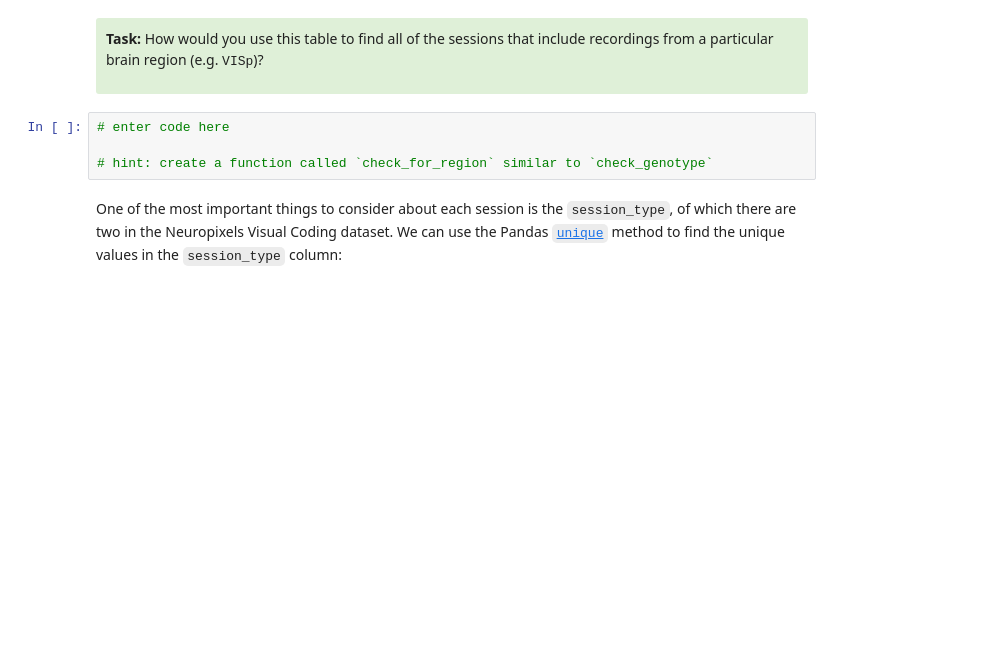
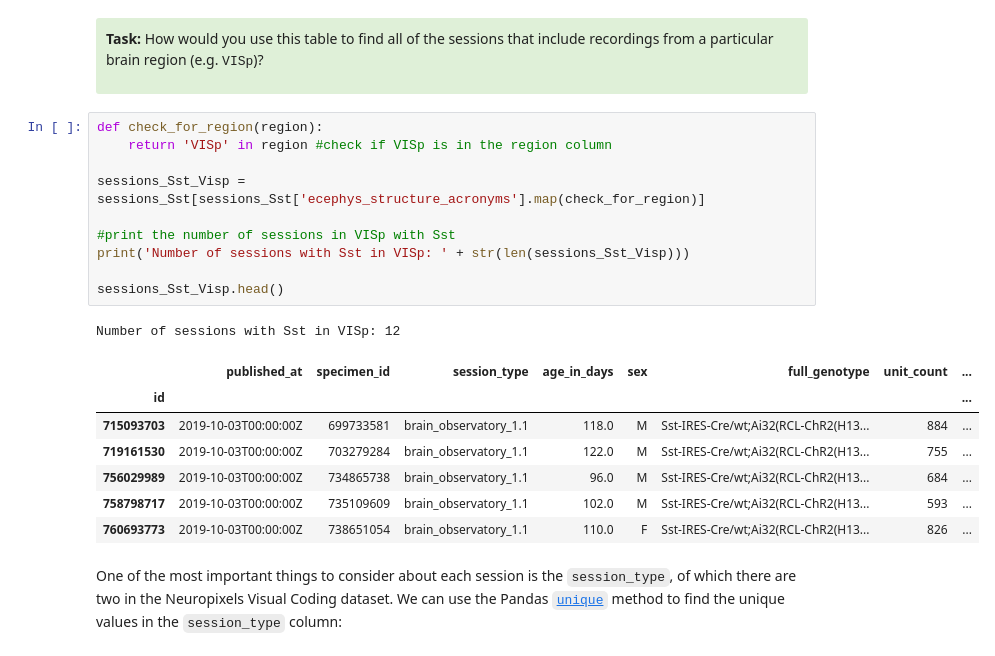
Before and after one commit to ecresp1el/swb_2023_ec_problemsworkshop, a Jupyter notebook: code/Day 2 - Tutorial 1.ipynb, the cells around one changed output. Drawn from its saved outputs; the diff is of its cells as text; blank space fills up the shorter version.

```diff
--- a/code/Day 2 - Tutorial 1.ipynb
+++ b/code/Day 2 - Tutorial 1.ipynb
@@ -151,10 +161,25 @@ Number of sessions with Sst: 12
 
 <b>Task:</b> How would you use this table to find all of the sessions that include recordings from a particular brain region (e.g. <tt>VISp</tt>)?
 </div>
-# %%
-# enter code here
-
-# hint: create a function called `check_for_region` similar to `check_genotype`
+# %%
+def check_for_region(region):
+    return 'VISp' in region #check if VISp is in the region column
+
+sessions_Sst_Visp = sessions_Sst[sessions_Sst['ecephys_structure_acronyms'].map(check_for_region)]
+
+#print the number of sessions in VISp with Sst
+print('Number of sessions with Sst in VISp: ' + str(len(sessions_Sst_Visp)))
+
+sessions_Sst_Visp.head()
+# %% [output]
+Number of sessions with Sst in VISp: 12
+|  | published_at | specimen_id | session_type | age_in_days | sex | full_genotype | unit_count | ... |
+| id |  |  |  |  |  |  |  | ... |
+| 715093703 | 2019-10-03T00:00:00Z | 699733581 | brain_observatory_1.1 | 118.0 | M | Sst-IRES-Cre/wt;Ai32(RCL-ChR2(H13... | 884 | ... |
+| 719161530 | 2019-10-03T00:00:00Z | 703279284 | brain_observatory_1.1 | 122.0 | M | Sst-IRES-Cre/wt;Ai32(RCL-ChR2(H13... | 755 | ... |
+| 756029989 | 2019-10-03T00:00:00Z | 734865738 | brain_observatory_1.1 | 96.0 | M | Sst-IRES-Cre/wt;Ai32(RCL-ChR2(H13... | 684 | ... |
+| 758798717 | 2019-10-03T00:00:00Z | 735109609 | brain_observatory_1.1 | 102.0 | M | Sst-IRES-Cre/wt;Ai32(RCL-ChR2(H13... | 593 | ... |
+| 760693773 | 2019-10-03T00:00:00Z | 738651054 | brain_observatory_1.1 | 110.0 | F | Sst-IRES-Cre/wt;Ai32(RCL-ChR2(H13... | 826 | ... |
 # %% [markdown]
 One of the most important things to consider about each session is the `session_type`, of which there are two in the Neuropixels Visual Coding dataset. We can use the Pandas [`unique`](https://pandas.pydata.org/docs/reference/api/pandas.Series.unique.html) method to find the unique values in the `session_type` column:
 # %%
```
Also changed, not shown: parts of 12 cells of this notebook.
